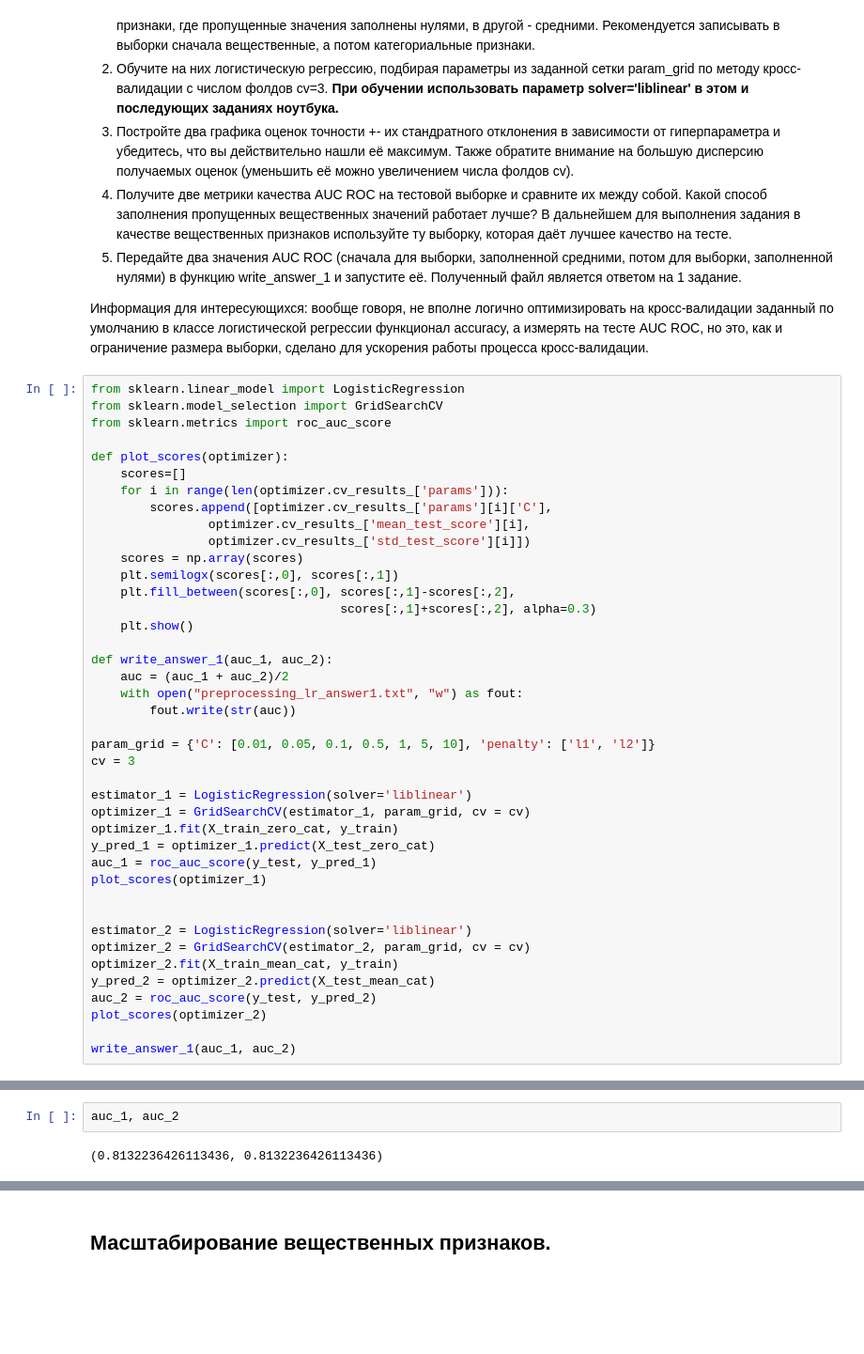
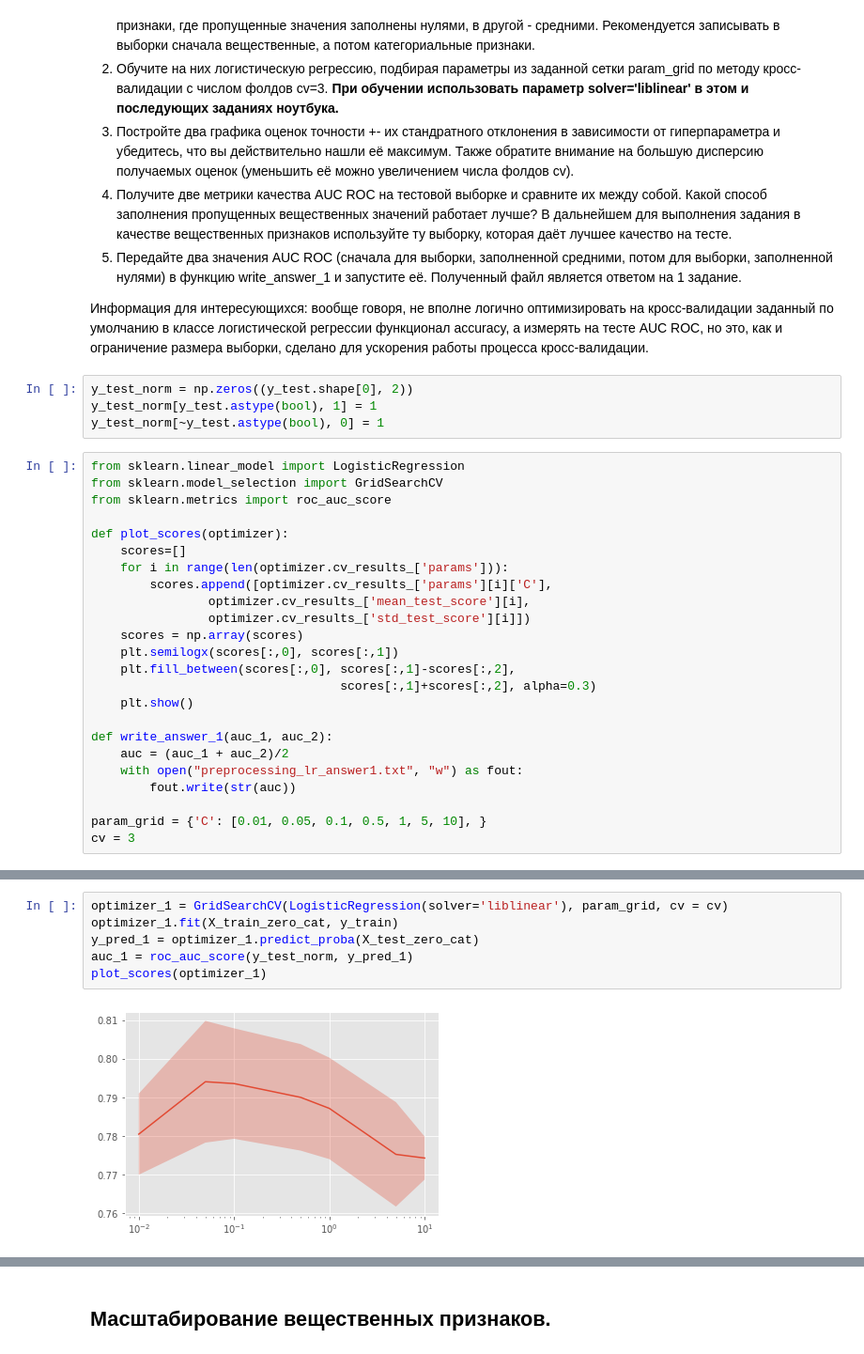
Before and after one commit to MuzaffarSoliyev/training_on_labeled_data, a Jupyter notebook: Подбор параметров по сетке. Sklearn.grid_search/Preprocessing_LR_Coursera_tr.ipynb, the cells around one changed output, grey strips where cells are left out. Shown at 94% size. Saved outputs shown, nothing was run; the diff lists cells and outputs as text; blank space fills up the shorter version.

Commit message:
added hw grid search

```diff
--- a/Подбор параметров по сетке. Sklearn.grid_search/Preprocessing_LR_Coursera_tr.ipynb
+++ b/Подбор параметров по сетке. Sklearn.grid_search/Preprocessing_LR_Coursera_tr.ipynb
@@ -326,6 +289,10 @@ X_test_mean_cat = np.hstack((X_test_real_mean, X_test_cat_oh))
 5. Передайте два значения AUC ROC (сначала для выборки, заполненной средними, потом для выборки, заполненной нулями) в функцию write_answer_1 и запустите её. Полученный файл является ответом на 1 задание.
 
 Информация для интересующихся: вообще говоря, не вполне логично оптимизировать на кросс-валидации заданный по умолчанию в классе логистической регрессии функционал accuracy, а измерять на тесте AUC ROC, но это, как и ограничение размера выборки, сделано для ускорения работы процесса кросс-валидации.
+# %%
+y_test_norm = np.zeros((y_test.shape[0], 2))
+y_test_norm[y_test.astype(bool), 1] = 1
+y_test_norm[~y_test.astype(bool), 0] = 1
 # %%
 from sklearn.linear_model import LogisticRegression
 from sklearn.model_selection import GridSearchCV
@@ -348,22 +315,5 @@ def write_answer_1(auc_1, auc_2):
     with open("preprocessing_lr_answer1.txt", "w") as fout:
         fout.write(str(auc))
 
-param_grid = {'C': [0.01, 0.05, 0.1, 0.5, 1, 5, 10], 'penalty': ['l1', 'l2']}
+param_grid = {'C': [0.01, 0.05, 0.1, 0.5, 1, 5, 10], }
 cv = 3
-
-estimator_1 = LogisticRegression(solver='liblinear')
-optimizer_1 = GridSearchCV(estimator_1, param_grid, cv = cv)
-optimizer_1.fit(X_train_zero_cat, y_train)
-y_pred_1 = optimizer_1.predict(X_test_zero_cat)
-auc_1 = roc_auc_score(y_test, y_pred_1)
-plot_scores(optimizer_1)
-
-
-estimator_2 = LogisticRegression(solver='liblinear')
-optimizer_2 = GridSearchCV(estimator_2, param_grid, cv = cv)
-optimizer_2.fit(X_train_mean_cat, y_train)
-y_pred_2 = optimizer_2.predict(X_test_mean_cat)
-auc_2 = roc_auc_score(y_test, y_pred_2)
-plot_scores(optimizer_2)
-
-write_answer_1(auc_1, auc_2)
@@ -373,4 +320,8 @@ write_answer_1(auc_1, auc_2)
-# %%
-auc_1, auc_2
-# %% [output]
-(0.8132236426113436, 0.8132236426113436)
+# %%
+optimizer_1 = GridSearchCV(LogisticRegression(solver='liblinear'), param_grid, cv = cv)
+optimizer_1.fit(X_train_zero_cat, y_train)
+y_pred_1 = optimizer_1.predict_proba(X_test_zero_cat)
+auc_1 = roc_auc_score(y_test_norm, y_pred_1)
+plot_scores(optimizer_1)
+# %% [output]
+[figure, added]
```
Also changed, not shown: parts of 45 cells of this notebook, 26 other files.
